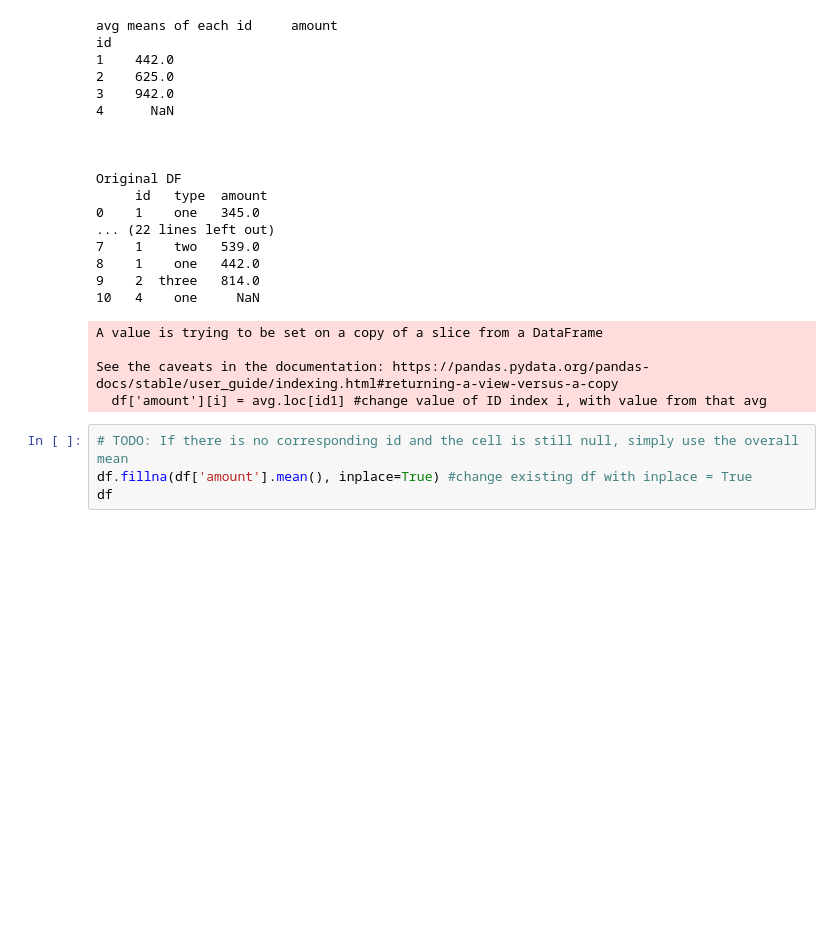
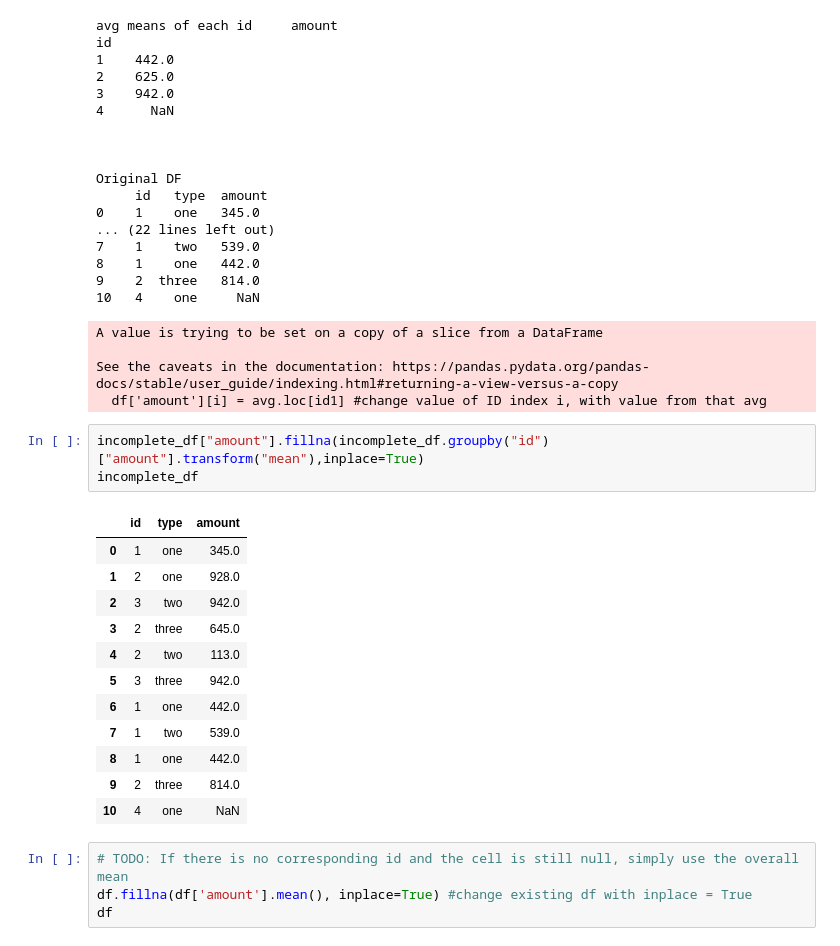
Before and after one commit to hansfranke1985/ADS, a Jupyter notebook: DataWrangling/week_6_DataPreProcessing/Assignment/Week6 Data Preparation.ipynb, the cells around one changed output. Drawn from its saved outputs; the diff is of its cells as text; blank space fills up the shorter version.

```diff
--- a/DataWrangling/week_6_DataPreProcessing/Assignment/Week6 Data Preparation.ipynb
+++ b/DataWrangling/week_6_DataPreProcessing/Assignment/Week6 Data Preparation.ipynb
@@ -231,6 +231,22 @@ A value is trying to be set on a copy of a slice from a DataFrame
 
 See the caveats in the documentation: https://pandas.pydata.org/pandas-docs/stable/user_guide/indexing.html#returning-a-view-versus-a-copy
   df['amount'][i] = avg.loc[id1] #change value of ID index i, with value from that avg
+# %%
+incomplete_df["amount"].fillna(incomplete_df.groupby("id")["amount"].transform("mean"),inplace=True)
+incomplete_df
+# %% [output]
+|  | id | type | amount |
+| 0 | 1 | one | 345.0 |
+| 1 | 2 | one | 928.0 |
+| 2 | 3 | two | 942.0 |
+| 3 | 2 | three | 645.0 |
+| 4 | 2 | two | 113.0 |
+| 5 | 3 | three | 942.0 |
+| 6 | 1 | one | 442.0 |
+| 7 | 1 | two | 539.0 |
+| 8 | 1 | one | 442.0 |
+| 9 | 2 | three | 814.0 |
+| 10 | 4 | one | NaN |
 # %%
 # TODO: If there is no corresponding id and the cell is still null, simply use the overall mean
 df.fillna(df['amount'].mean(), inplace=True) #change existing df with inplace = True
```
Also changed, not shown: parts of 28 cells of this notebook, 1 other file.
